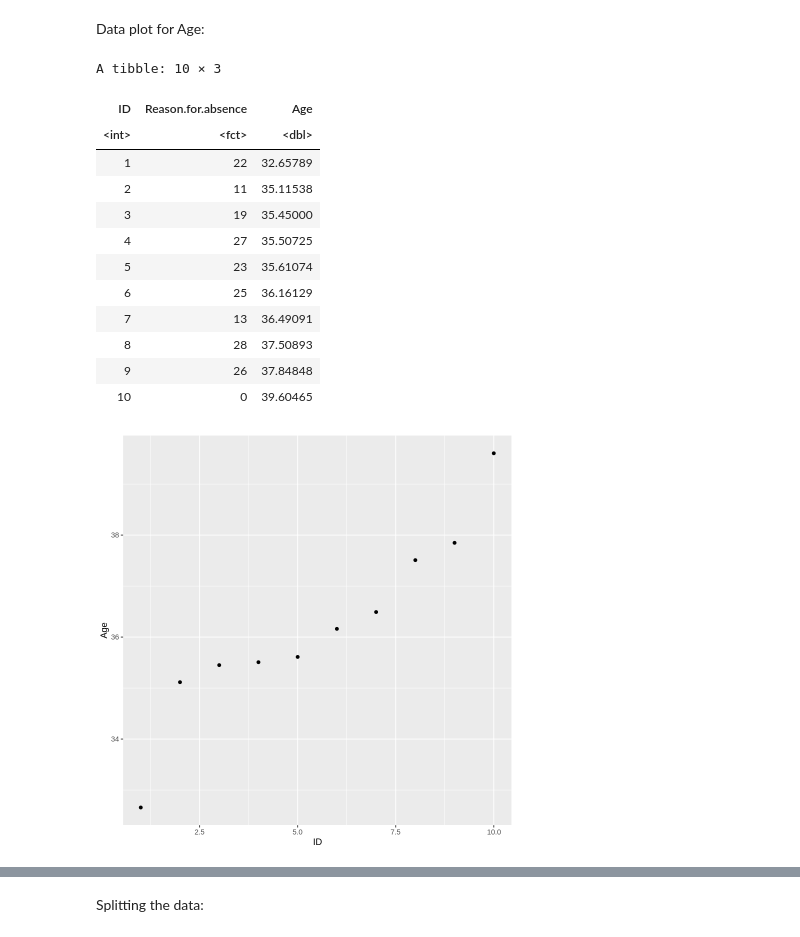
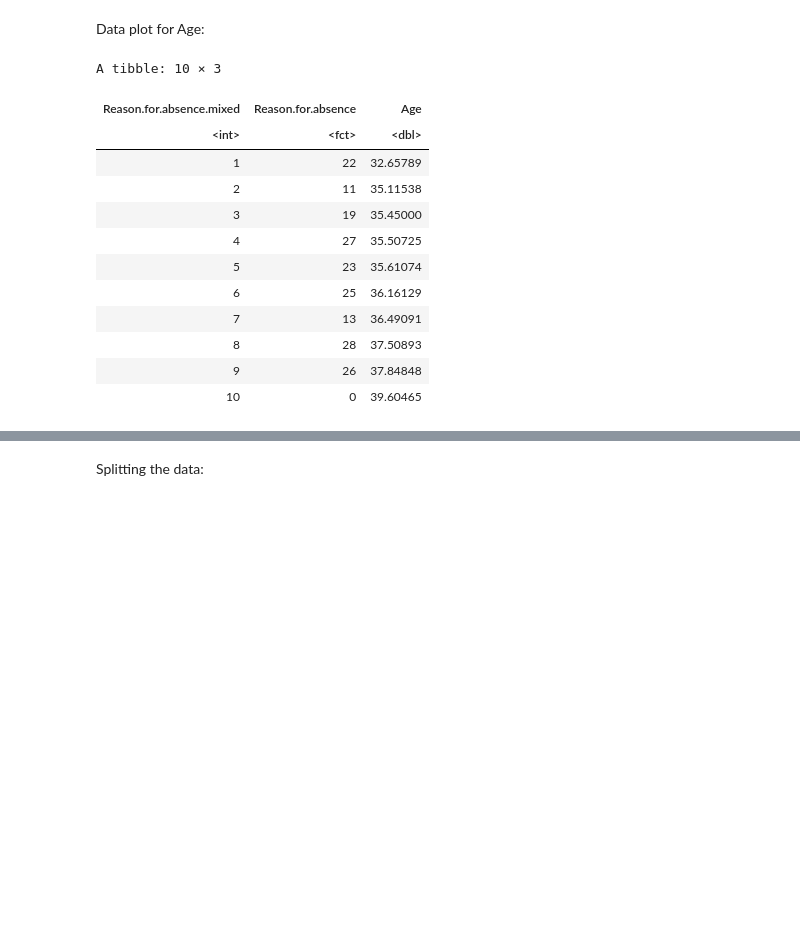
Before and after one commit to tim13246879/dsci-100-2022w1-group-87, a Jupyter notebook: Proposal.ipynb, the cells around one changed output, grey strips where cells are left out. Drawn from its saved outputs; the diff is of its cells as text; code cells hidden in the pictures; blank space fills up the shorter version.

```diff
--- a/Proposal.ipynb
+++ b/Proposal.ipynb
@@ -108,18 +109,17 @@ Data plot for Age:
 # %%
 data_mean_Age <- select(data,Reason.for.absence,Absenteeism.time.in.hours,Body.mass.index,Age) |>
         mutate(across(Reason.for.absence, as.factor))  |>
     group_by(Reason.for.absence)|>
     summarize(Age = mean(Age)) |>
     arrange(Age) |>
-    tibble::rowid_to_column("ID")
+    tibble::rowid_to_column("Reason.for.absence.mixed")
 data_mean_Age
 
-data_plot_Age <- ggplot(data_mean_Age, aes(x=ID,y=Age)) +
+data_plot_Age <- ggplot(data_mean_Age, aes(x=Reason.for.absence.mixed,y=Age)) +
     geom_point()
-data_plot_Age
 # %% [output]
 A tibble: 10 × 3
-| ID | Reason.for.absence | Age |
+| Reason.for.absence.mixed | Reason.for.absence | Age |
 | <int> | <fct> | <dbl> |
 | 1 | 22 | 32.65789 |
 | 2 | 11 | 35.11538 |
@@ -131,4 +131,3 @@ A tibble: 10 × 3
 | 8 | 28 | 37.50893 |
 | 9 | 26 | 37.84848 |
 | 10 | 0 | 39.60465 |
-[figure, removed]
```
Also changed, not shown: parts of 8 cells of this notebook.
